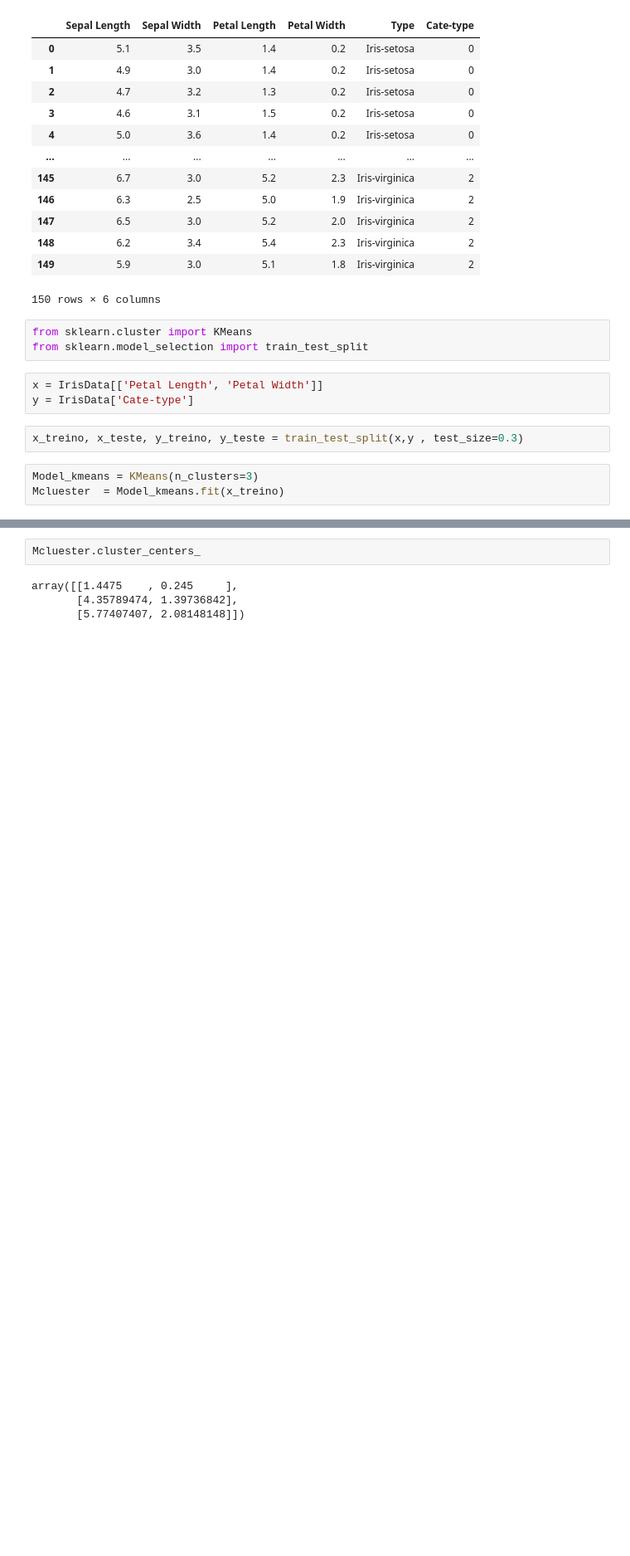
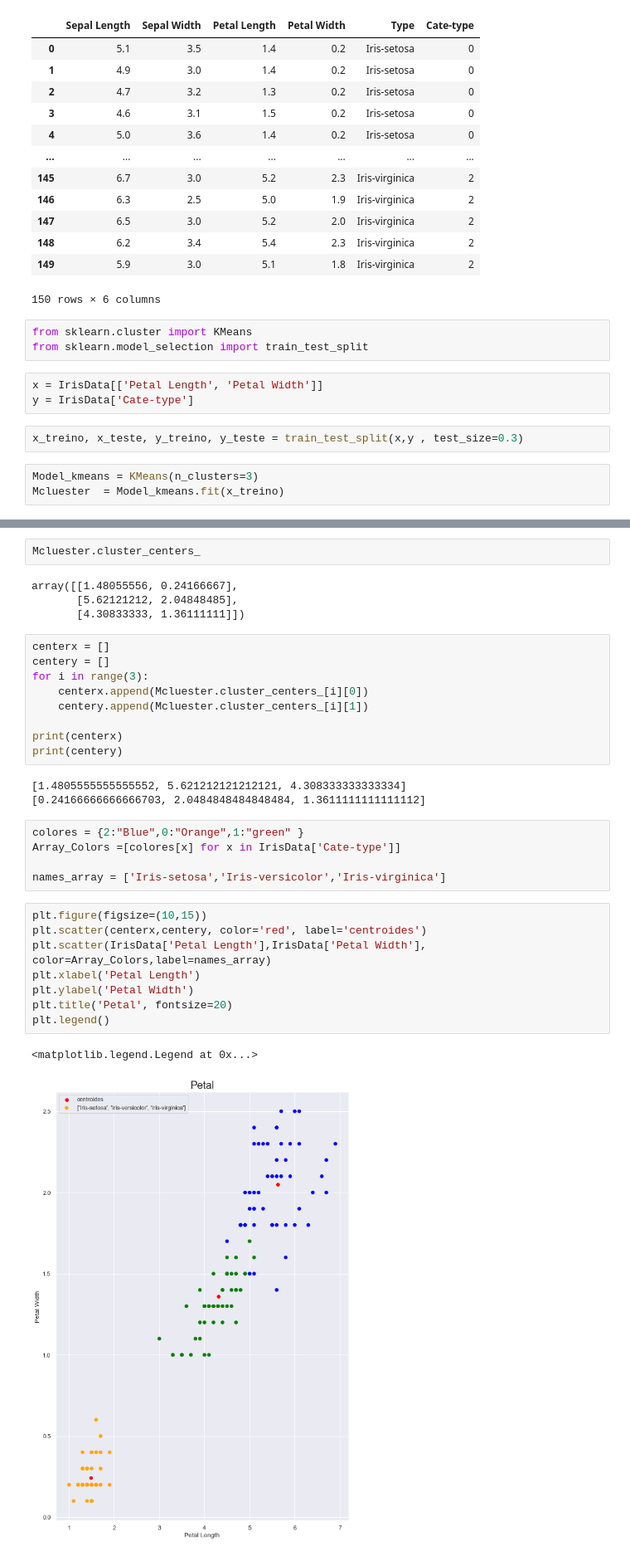
Before and after one commit to gustavoalonso93/Ciencia-de-Dados, a Jupyter notebook: Python/Kmeans.ipynb, the cells around one changed output, grey strips where cells are left out. Shown: that part at 83% size. Saved outputs shown, nothing was run; the diff lists cells and outputs as text; blank space fills up the shorter version.

```diff
--- a/Python/Kmeans.ipynb
+++ b/Python/Kmeans.ipynb
@@ -64,6 +64,34 @@ array([1, 0, 1, 1, 0, 1, 1, 0, 0, 2, 0, 2, 1, 1, 2, 2, 2, 0, 0, 0, 2, 1,
+# %%
+Mcluester.cluster_centers_
+# %% [output]
+array([[1.48055556, 0.24166667],
+       [5.62121212, 2.04848485],
+       [4.30833333, 1.36111111]])
 # %%
-Mcluester.cluster_centers_
+centerx = []
+centery = []
+for i in range(3):
+    centerx.append(Mcluester.cluster_centers_[i][0])
+    centery.append(Mcluester.cluster_centers_[i][1])
+
+print(centerx)
+print(centery)
 # %% [output]
-array([[1.4475    , 0.245     ],
-       [4.35789474, 1.39736842],
-       [5.77407407, 2.08148148]])
+[1.4805555555555552, 5.621212121212121, 4.308333333333334]
+[0.24166666666666703, 2.0484848484848484, 1.3611111111111112]
+# %%
+colores = {2:"Blue",0:"Orange",1:"green" }
+Array_Colors =[colores[x] for x in IrisData['Cate-type']]
+
+names_array = ['Iris-setosa','Iris-versicolor','Iris-virginica']
+# %%
+plt.figure(figsize=(10,15))
+plt.scatter(centerx,centery, color='red', label='centroides')
+plt.scatter(IrisData['Petal Length'],IrisData['Petal Width'], color=Array_Colors,label=names_array)
+plt.xlabel('Petal Length')
+plt.ylabel('Petal Width')
+plt.title('Petal', fontsize=20)
+plt.legend()
+# %% [output]
+<matplotlib.legend.Legend at 0x...>
+[figure, added]
```
Also changed, not shown: parts of 2 cells of this notebook.
